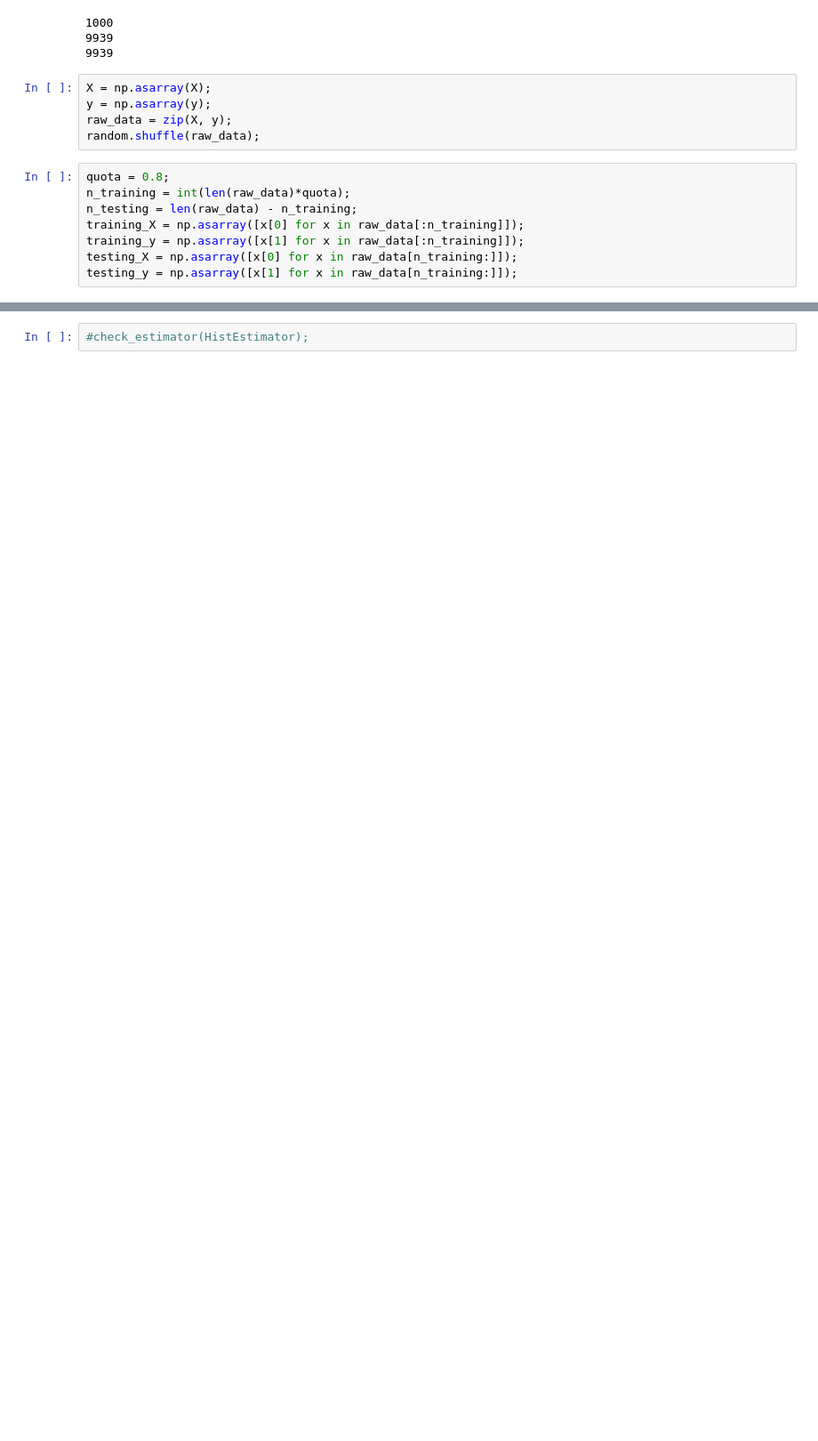
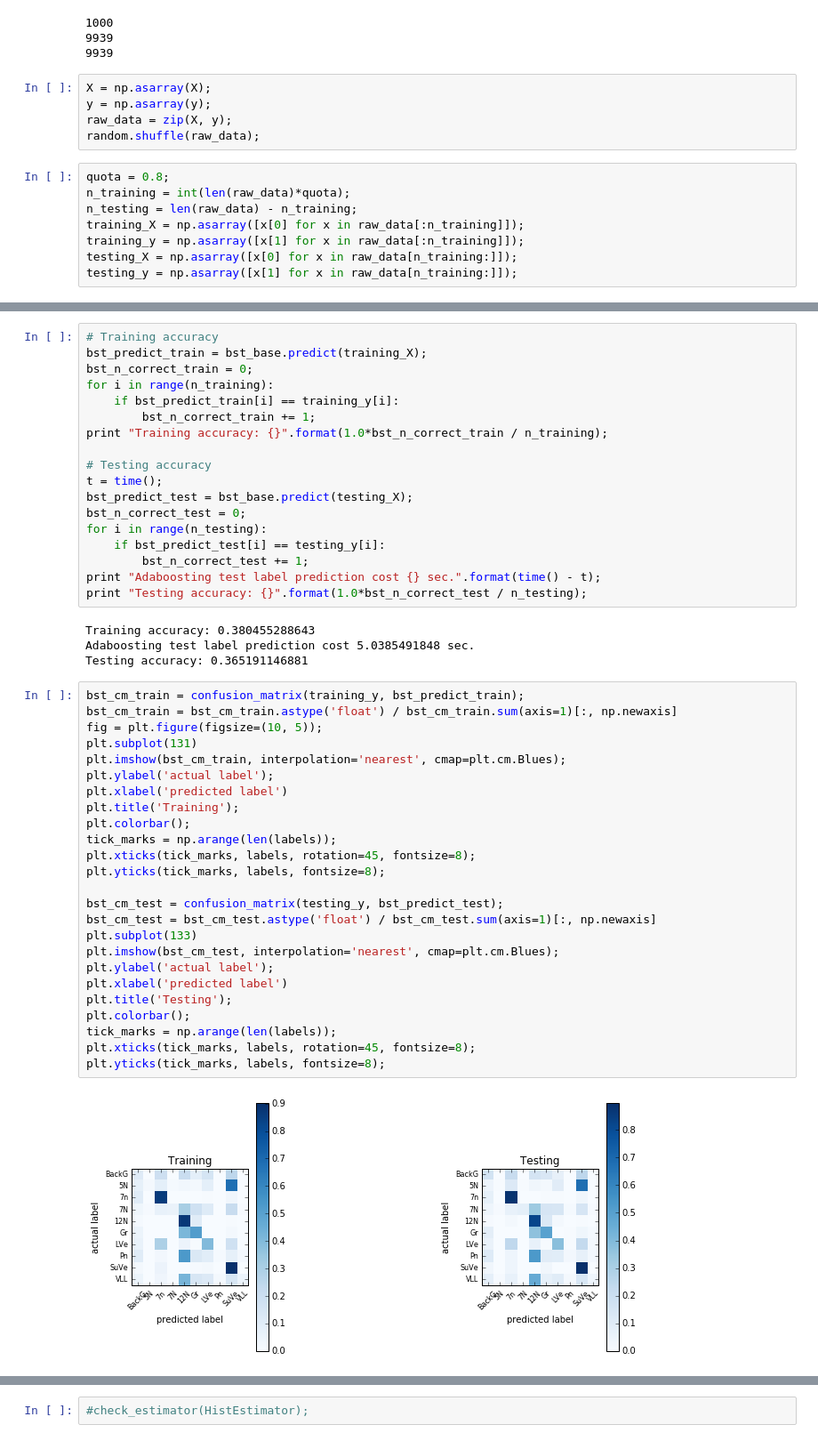
Before and after one commit to rogers140/notebook, a Jupyter notebook: Boosting.ipynb, the cells around one changed output, grey strips where cells are left out. Shown: that part at 89% size. Drawn from its saved outputs; the diff is of its cells as text; blank space fills up the shorter version.

```diff
--- a/Boosting.ipynb
+++ b/Boosting.ipynb
@@ -69,2 +197,51 @@ testing_y = np.asarray([x[1] for x in raw_data[n_training:]]);
+# %%
+# Training accuracy
+bst_predict_train = bst_base.predict(training_X);
+bst_n_correct_train = 0;
+for i in range(n_training):
+    if bst_predict_train[i] == training_y[i]:
+        bst_n_correct_train += 1;
+print "Training accuracy: {}".format(1.0*bst_n_correct_train / n_training);
+
+# Testing accuracy
+t = time();
+bst_predict_test = bst_base.predict(testing_X);
+bst_n_correct_test = 0;
+for i in range(n_testing):
+    if bst_predict_test[i] == testing_y[i]:
+        bst_n_correct_test += 1;
+print "Adaboosting test label prediction cost {} sec.".format(time() - t);
+print "Testing accuracy: {}".format(1.0*bst_n_correct_test / n_testing);
+# %% [output]
+Training accuracy: 0.380455288643
+Adaboosting test label prediction cost 5.0385491848 sec.
+Testing accuracy: 0.365191146881
+# %%
+bst_cm_train = confusion_matrix(training_y, bst_predict_train);
+bst_cm_train = bst_cm_train.astype('float') / bst_cm_train.sum(axis=1)[:, np.newaxis]
+fig = plt.figure(figsize=(10, 5));
+plt.subplot(131)
+plt.imshow(bst_cm_train, interpolation='nearest', cmap=plt.cm.Blues);
+plt.ylabel('actual label');
+plt.xlabel('predicted label')
+plt.title('Training');
+plt.colorbar();
+tick_marks = np.arange(len(labels));
+plt.xticks(tick_marks, labels, rotation=45, fontsize=8);
+plt.yticks(tick_marks, labels, fontsize=8);
+
+bst_cm_test = confusion_matrix(testing_y, bst_predict_test);
+bst_cm_test = bst_cm_test.astype('float') / bst_cm_test.sum(axis=1)[:, np.newaxis]
+plt.subplot(133)
+plt.imshow(bst_cm_test, interpolation='nearest', cmap=plt.cm.Blues);
+plt.ylabel('actual label');
+plt.xlabel('predicted label')
+plt.title('Testing');
+plt.colorbar();
+tick_marks = np.arange(len(labels));
+plt.xticks(tick_marks, labels, rotation=45, fontsize=8);
+plt.yticks(tick_marks, labels, fontsize=8);
+# %% [output]
+[figure, added]
 # %%
 # Just use decision tree classifier
```
Also changed, not shown: parts of 17 cells of this notebook.
